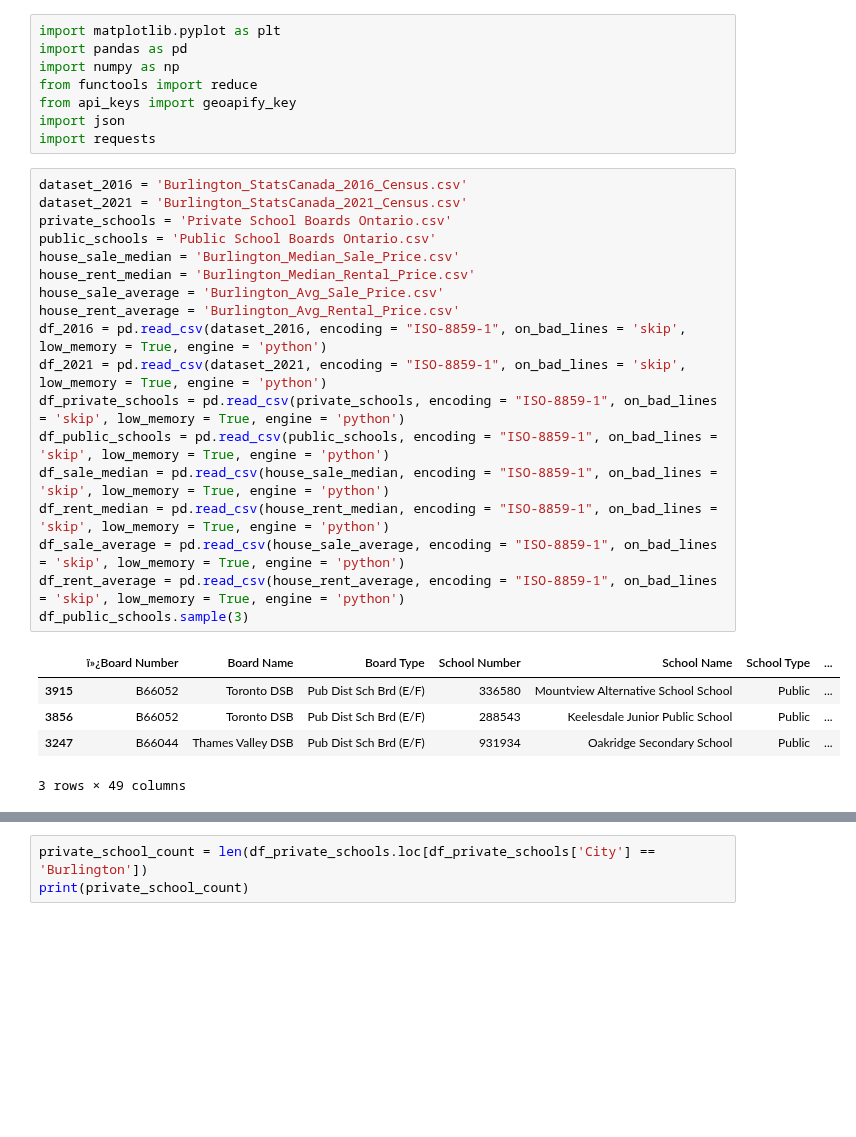
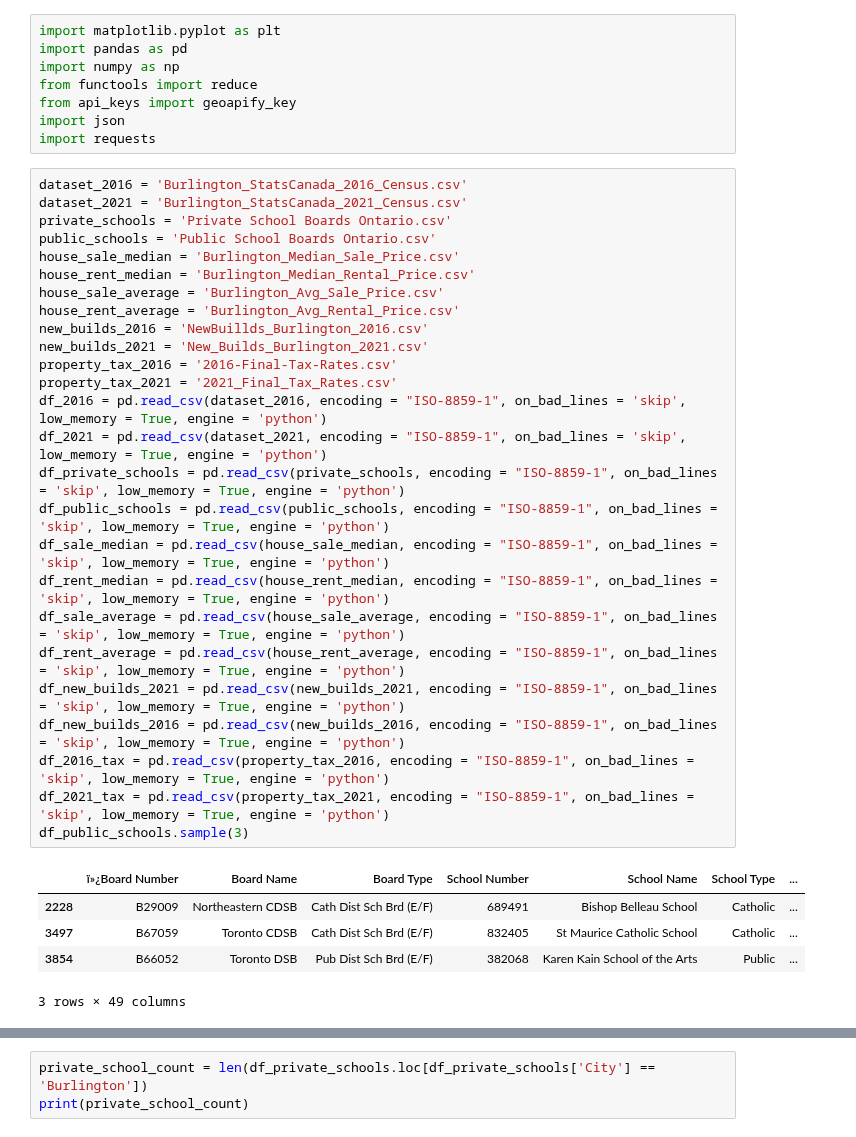
Before and after one commit to MaisieDeGraaf/oakville-housing-analysis, a Jupyter notebook: Burlington_Data_2021.ipynb, the cells around one changed output, grey strips where cells are left out. Cells and saved outputs as stored; diff of their text form; blank space fills up the shorter version.

```diff
--- a/Burlington_Data_2021.ipynb
+++ b/Burlington_Data_2021.ipynb
@@ -9,26 +9,34 @@ import requests
 # %%
 dataset_2016 = 'Burlington_StatsCanada_2016_Census.csv'
 dataset_2021 = 'Burlington_StatsCanada_2021_Census.csv'
 private_schools = 'Private School Boards Ontario.csv'
 public_schools = 'Public School Boards Ontario.csv'
 house_sale_median = 'Burlington_Median_Sale_Price.csv'
 house_rent_median = 'Burlington_Median_Rental_Price.csv'
 house_sale_average = 'Burlington_Avg_Sale_Price.csv'
 house_rent_average = 'Burlington_Avg_Rental_Price.csv'
+new_builds_2016 = 'NewBuillds_Burlington_2016.csv'
+new_builds_2021 = 'New_Builds_Burlington_2021.csv'
+property_tax_2016 = '2016-Final-Tax-Rates.csv'
+property_tax_2021 = '2021_Final_Tax_Rates.csv'
 df_2016 = pd.read_csv(dataset_2016, encoding = "ISO-8859-1", on_bad_lines = 'skip', low_memory = True, engine = 'python')
 df_2021 = pd.read_csv(dataset_2021, encoding = "ISO-8859-1", on_bad_lines = 'skip', low_memory = True, engine = 'python')
 df_private_schools = pd.read_csv(private_schools, encoding = "ISO-8859-1", on_bad_lines = 'skip', low_memory = True, engine = 'python')
 df_public_schools = pd.read_csv(public_schools, encoding = "ISO-8859-1", on_bad_lines = 'skip', low_memory = True, engine = 'python')
 df_sale_median = pd.read_csv(house_sale_median, encoding = "ISO-8859-1", on_bad_lines = 'skip', low_memory = True, engine = 'python')
 df_rent_median = pd.read_csv(house_rent_median, encoding = "ISO-8859-1", on_bad_lines = 'skip', low_memory = True, engine = 'python')
 df_sale_average = pd.read_csv(house_sale_average, encoding = "ISO-8859-1", on_bad_lines = 'skip', low_memory = True, engine = 'python')
 df_rent_average = pd.read_csv(house_rent_average, encoding = "ISO-8859-1", on_bad_lines = 'skip', low_memory = True, engine = 'python')
+df_new_builds_2021 = pd.read_csv(new_builds_2021, encoding = "ISO-8859-1", on_bad_lines = 'skip', low_memory = True, engine = 'python')
+df_new_builds_2016 = pd.read_csv(new_builds_2016, encoding = "ISO-8859-1", on_bad_lines = 'skip', low_memory = True, engine = 'python')
+df_2016_tax = pd.read_csv(property_tax_2016, encoding = "ISO-8859-1", on_bad_lines = 'skip', low_memory = True, engine = 'python')
+df_2021_tax = pd.read_csv(property_tax_2021, encoding = "ISO-8859-1", on_bad_lines = 'skip', low_memory = True, engine = 'python')
 df_public_schools.sample(3)
 # %% [output]
 |  | ï»¿Board Number | Board Name | Board Type | School Number | School Name | School Type | ... |
-| 3915 | B66052 | Toronto DSB | Pub Dist Sch Brd (E/F) | 336580 | Mountview Alternative School School | Public | ... |
-| 3856 | B66052 | Toronto DSB | Pub Dist Sch Brd (E/F) | 288543 | Keelesdale Junior Public School | Public | ... |
-| 3247 | B66044 | Thames Valley DSB | Pub Dist Sch Brd (E/F) | 931934 | Oakridge Secondary School | Public | ... |
+| 2228 | B29009 | Northeastern CDSB | Cath Dist Sch Brd (E/F) | 689491 | Bishop Belleau School | Catholic | ... |
+| 3497 | B67059 | Toronto CDSB | Cath Dist Sch Brd (E/F) | 832405 | St Maurice Catholic School | Catholic | ... |
+| 3854 | B66052 | Toronto DSB | Pub Dist Sch Brd (E/F) | 382068 | Karen Kain School of the Arts | Public | ... |
 3 rows × 49 columns
 # %%
 housing_dfs = [df_sale_median, df_rent_median, df_sale_average, df_rent_average]
```
Also changed, not shown: parts of 11 cells of this notebook, 8 other files.
